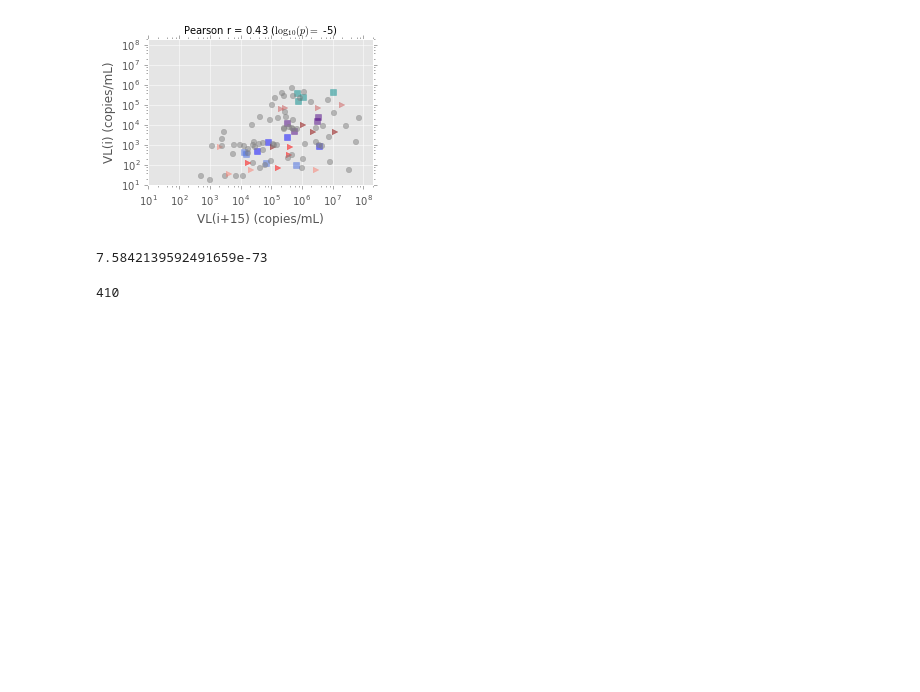
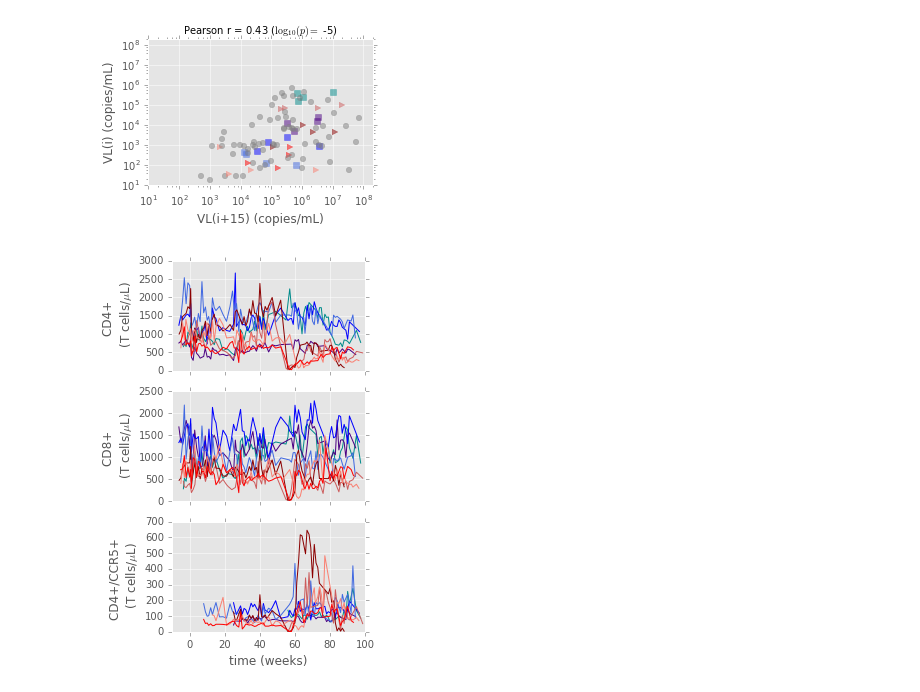
Before and after one commit to dbrvs/monkeys, a Jupyter notebook: data_analysis.ipynb, the cells around one changed output. Cells and saved outputs as stored; diff of their text form; code cells hidden in the pictures; blank space fills up the shorter version.

```diff
--- a/data_analysis.ipynb
+++ b/data_analysis.ipynb
@@ -210,15 +210,6 @@ plt.tight_layout()
 plt.savefig('figures/'+str(pt)+'pt_correlations.pdf')  # No warning now
 # %% [output]
 [figure]
-# %%
-Pears_co[1]
-# %% [output]
-7.5842139592491659e-73
-# %%
-
-len(x)
-# %% [output]
-410
 # %%
 #T cell data from 3 cohorts in single figures
 
@@ -228,33 +219,36 @@ for m in range(len(ATI_list)):
 
     #get T cell data
     tc=pd.read_csv('data/'+ ATI_list[m] +'.csv')
     c4=tc[tc.keys()[43]] #cd4+ all
     c8=tc[tc.keys()[44]] #cd8+
     c5=[]
 
     for i in range(len(tc[tc.keys()[47]])): #34 for pct
         if tc[tc.keys()[47]][i] == '-':
             c5.append(np.nan)
         else:
             c5.append(tc[tc.keys()[47]][i])
 
     if m<4:
         axarr[0].plot(tc['Weeks Post Infection'],c4,color=cz[0][m])
         axarr[1].plot(tc['Weeks Post Infection'],c8,color=cz[0][m])
         axarr[2].plot(tc[u'Weeks Post Infection'],c5,color=cz[0][m])
     else:
         axarr[0].plot(tc['Weeks Post Infection'],c4,cz[1][m-4])
         axarr[1].plot(tc['Weeks Post Infection'],c8,cz[1][m-4])
         axarr[2].plot(tc[u'Weeks Post Infection'],c5,cz[1][m-4])
 
+axarr[0].set_xlim([-10,100])
 axarr[0].set_ylabel('CD4+ \n (T cells/$\mu$L)')
 axarr[1].set_ylabel('CD8+ \n (T cells/$\mu$L)')
 axarr[2].set_ylabel('CD4+/CCR5+ \n (T cells/$\mu$L)')
 
 axarr[2].set_xlabel('time (weeks)')
 
 plt.tight_layout()
 plt.savefig('figures/Tcell_counts.pdf')  # No warning now
+# %% [output]
+[figure, added]
 # %%
 #T cell data from 3 cohorts in single figures
 
```
Also changed, not shown: parts of 1 cell of this notebook, 25 other files.
